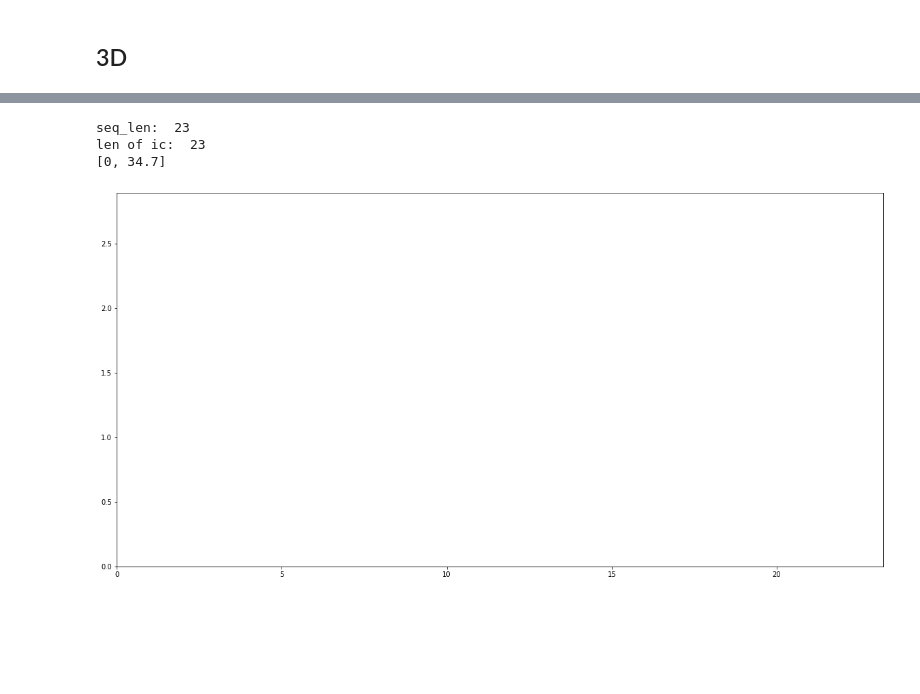
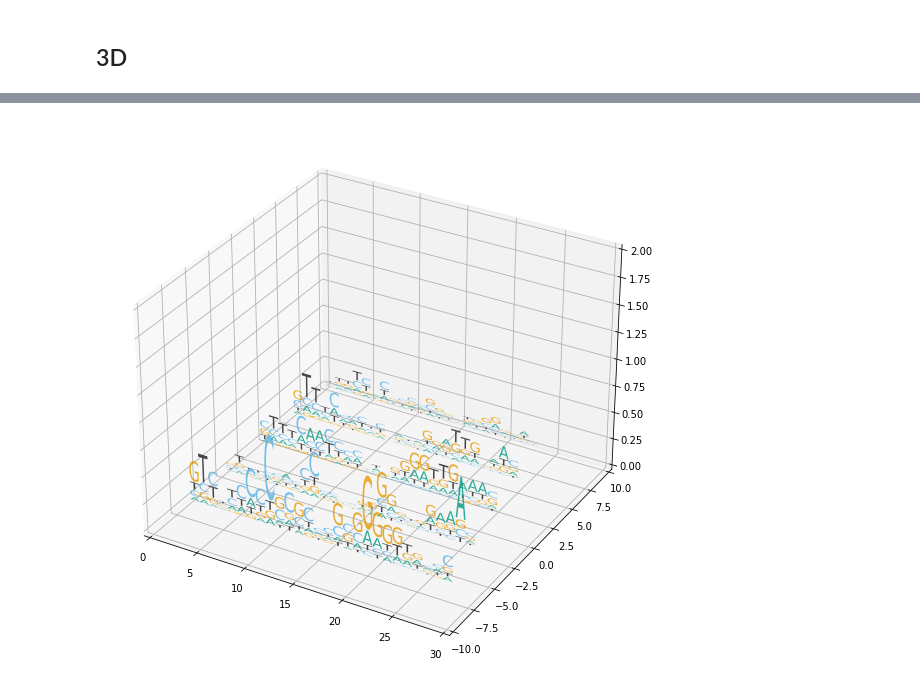
Before and after one commit to labomics/MetaLogo, a Jupyter notebook: test3.ipynb, the cells around one changed output, grey strips where cells are left out. Cells and saved outputs as stored; diff of their text form; code cells hidden in the pictures; blank space fills up the shorter version.

```diff
--- a/test3.ipynb
+++ b/test3.ipynb
@@ -700,5 +708,6 @@ plt.show()
 # %%
-fig, ax = plt.subplots(1, 1,figsize=(20,10))
+fig = plt.figure(figsize=(10,10))
+ax = fig.add_subplot(projection='3d')
 
 width = 1
 panel_vpad = 0.1
@@ -709,65 +718,72 @@ max_path = TextPath((0, 0), 'E', size=1)
 maxbox = max_path.get_extents()
 
 start_point = None
-
-for seq_len in sorted(list(ic_table.keys()))[:1]:
-
+ylim = 10
+seq_no = -1
+for seq_len in sorted(list(ic_table.keys())):
+    seq_no += 1
     ic = ic_table[seq_len]
 
-    start_point = [0,ylim]
-    print(start_point)
+    z = ylim - 4*seq_no
+    start_point = [0,0]
 
     base_start = start_point.copy()
 
     max_ceiling = -1
     j = -1
     for pos_arr in ic:
         j += 1
         if j > 0:
             base_start[0] += width + base_hpad
         i = -1
         floor = base_start[1]
         st = sorted(pos_arr,key=lambda d:d[1])
+
         for base,bit in st:
             i += 1
             base_height = bit
             if bit < 0.001:
                 continue
-            if i == 0:
+            if True: #also can only draw the biggest one
+                tmp_path = TextPath((0,0), base, size=1)
+                bbox = tmp_path.get_extents()
+                hoffset = (width - bbox.width * width / max(bbox.width,maxbox.width))/2
+                transformation = Affine2D() \
+                    .translate(tx=-bbox.xmin, ty=-bbox.ymin) \
+                    .scale(sx=width/max(bbox.width,maxbox.width), sy=base_height/bbox.height) \
+                    .translate(tx=base_start[0] + hoffset,ty=base_start[1]+floor)
+                final_path = transformation.transform_path(tmp_path)
+                patch = PathPatch(final_path,
+                              facecolor=color_map[base],
+                              alpha=0.8,
+                              edgecolor=color_map[base],
+                              linewidth=0)
+
+                ax.add_patch(patch)
+                art3d.pathpatch_2d_to_3d(patch, z=z, zdir='y')
+                #print('in here, target',base_start[0] + hoffset, base_start[1])
+                #print('hoffset: ',hoffset)
+                #print('width,height',width, base_height)
+
+                #text_path = TextPath((0, 0), 'A', size=1)
+                #trans = Affine2D().translate(0,10)
+
+                #p1 = PathPatch(trans.transform_path(text_path))
+                #ax.add_patch(p1)
+                #art3d.pathpatch_2d_to_3d(p1, z=0, zdir='y')
+                floor += base_height + base_vpad
 
 
 
 
-            base_cor = [base_start[0],floor]
-            #print(base,base_cor)
-            tmp_path = TextPath((0,0), base, size=1)
-            bbox = tmp_path.get_extents()
-            hoffset = (width - bbox.width * width / max(bbox.width,maxbox.width))/2
-            transformation = Affine2D() \
-                .translate(tx=-bbox.xmin, ty=-bbox.ymin) \
-                .scale(sx=width/max(bbox.width,maxbox.width), sy=base_height/bbox.height) \
-                .translate(tx=base_cor[0] + hoffset,ty=base_cor[1])
-            final_path = transformation.transform_path(tmp_path)
 
-            patch = PathPatch(final_path,
-                              facecolor=color_map[base],
-                              alpha=1,
-                              edgecolor=color_map[base],
-                              linewidth=0)
-            ax.add_patch(patch)
-            #print(base,base_height)
-            floor += base_height + base_vpad
-            if floor > max_ceiling:
-                max_ceiling = floor
-    print('max_ceiling: ',max_ceiling)
+#text3d(ax,(0,10,0),'A',size=1,zdir='y')
+#test_text3d(ax,(0,0),'A')
 
+ax.set_xlim(0, 30)
+ax.set_ylim(-10, 10)
+ax.set_zlim(0, 2)
 
-
-ax.set_xlim(0,len(ic) + len(ic)*base_hpad )
-ax.set_ylim(0, max_ceiling )
 plt.show()
 # %% [output]
-seq_len:  23
-len of ic:  23
-[0, 34.7]
-[figure, old version]
+[figure, new version]
```
Also changed, not shown: parts of 2 cells of this notebook, 9 other files.
